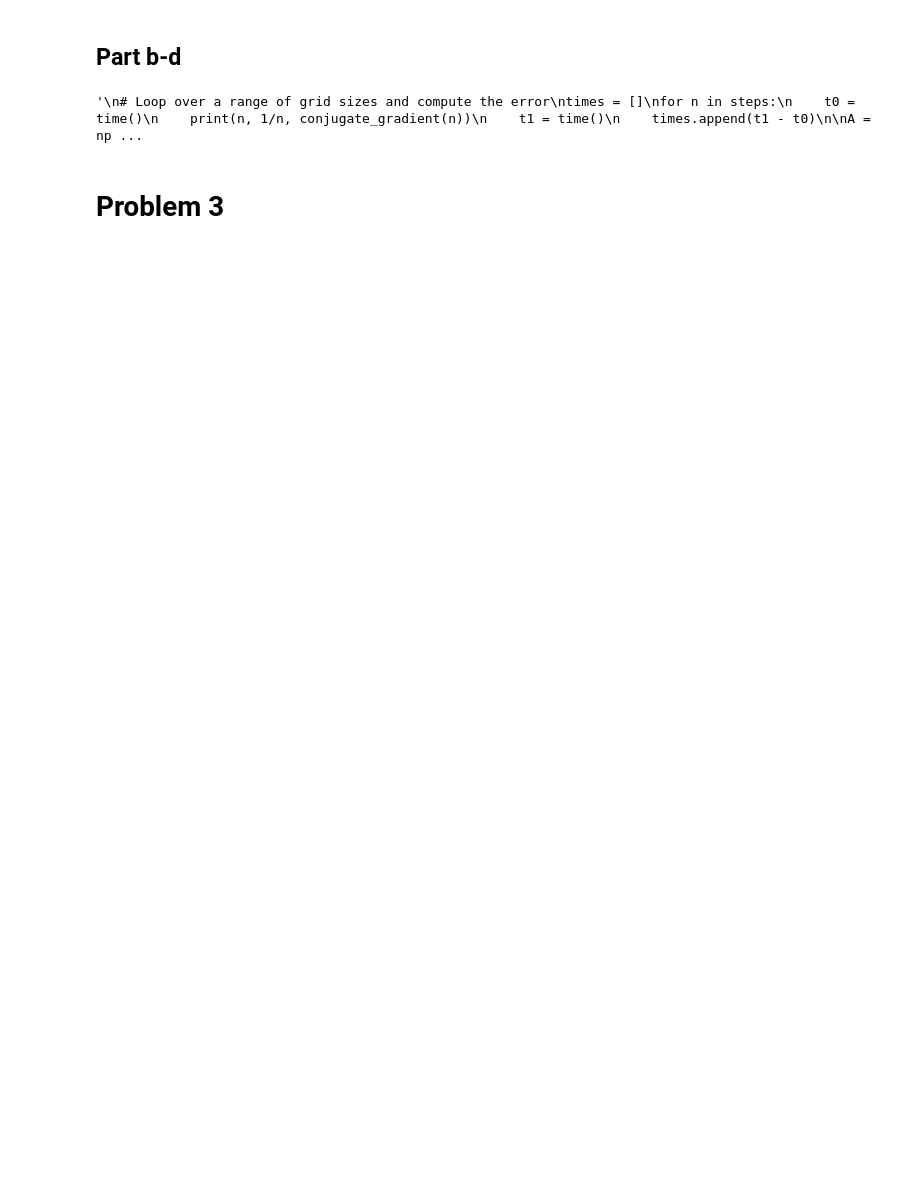
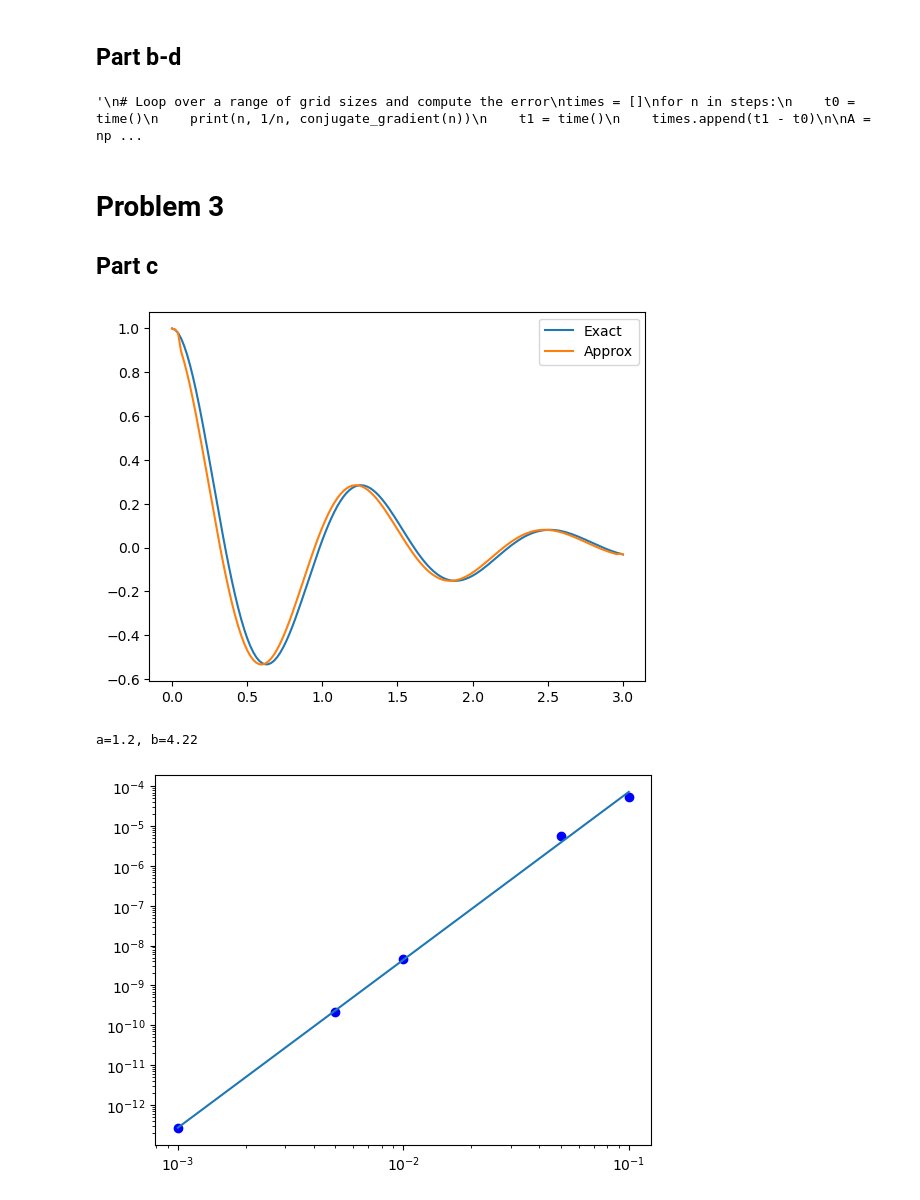
Before and after one commit to whuang259/Math714-Physics763, a Jupyter notebook: Math 714/Math_714_HW_2.ipynb, the cells around one changed output. Saved outputs shown, nothing was run; the diff lists cells and outputs as text; code cells hidden in the pictures; blank space fills up the shorter version.

```diff
--- a/Math 714/Math_714_HW_2.ipynb
+++ b/Math 714/Math_714_HW_2.ipynb
@@ -134,3 +135,55 @@ plt.show()
 '\n# Loop over a range of grid sizes and compute the error\ntimes = []\nfor n in steps:\n    t0 = time()\n    print(n, 1/n, conjugate_gradient(n))\n    t1 = time()\n    times.append(t1 - t0)\n\nA = np ...
 # %% [markdown]
 # Problem 3
+
+## Part c
+# %%
+def f(y):
+    return np.asarray([y[1], -26*y[0] + -2*y[1]])
+
+def yex(t): # exact y(t)
+    return (5 * np.cos(5*t) + np.sin(5*t)) / (5 * np.exp(t))
+
+def yp(t): # y'(t)
+    return (-26 * np.sin(5*t)) / (5 * np.exp(t))
+
+def nystrom(h):
+    n = (int)(3/h)
+    ys = [[yex(i*h), yp(i*h)] for i in range(3)]
+
+    for k in range(2, n):
+        A = np.asarray([[1, -h/3], [26*h/3, 1 + 2*h/3]])
+        b = np.asarray(ys[k-1])
+        b += (h/3) * (f(ys[k-1]) + 4 * f(ys[k]))
+        ys.append(np.linalg.solve(A, b))
+
+    xs = [i*h for i in range(n+1)]
+    exact_sol = [yex(x) for x in xs]
+    approx_sol = [y[0] for y in ys]
+    return xs, exact_sol, approx_sol
+
+xs, exact_sol, approx_sol = nystrom(0.02)
+plt.plot(xs, exact_sol, label="Exact")
+plt.plot(xs, approx_sol, label="Approx")
+plt.legend(loc="upper right")
+plt.show()
+
+hs = [1e-3, 5e-3, 1e-2, 5e-2, 1e-1]
+error = []
+for h in hs:
+    xs, exact_sol, approx_sol = nystrom(h)
+    error.append(np.abs(exact_sol[-1] - approx_sol[-1]))
+
+A = np.asmatrix([[np.log(h), 1] for h in hs])
+b, a = np.linalg.lstsq(A, np.log(error), rcond=None)[0]
+a = np.exp(a)
+fit = [a*h**b for h in hs]
+print(f"a={a:.3}, b={b:.3}")
+
+plt.loglog(hs, error, 'bo')
+plt.loglog(hs, fit)
+plt.show()
+# %% [output]
+[figure, added]
+a=1.2, b=4.22
+[figure, added]
```
Also changed, not shown: parts of 3 cells of this notebook, 1 other file.
